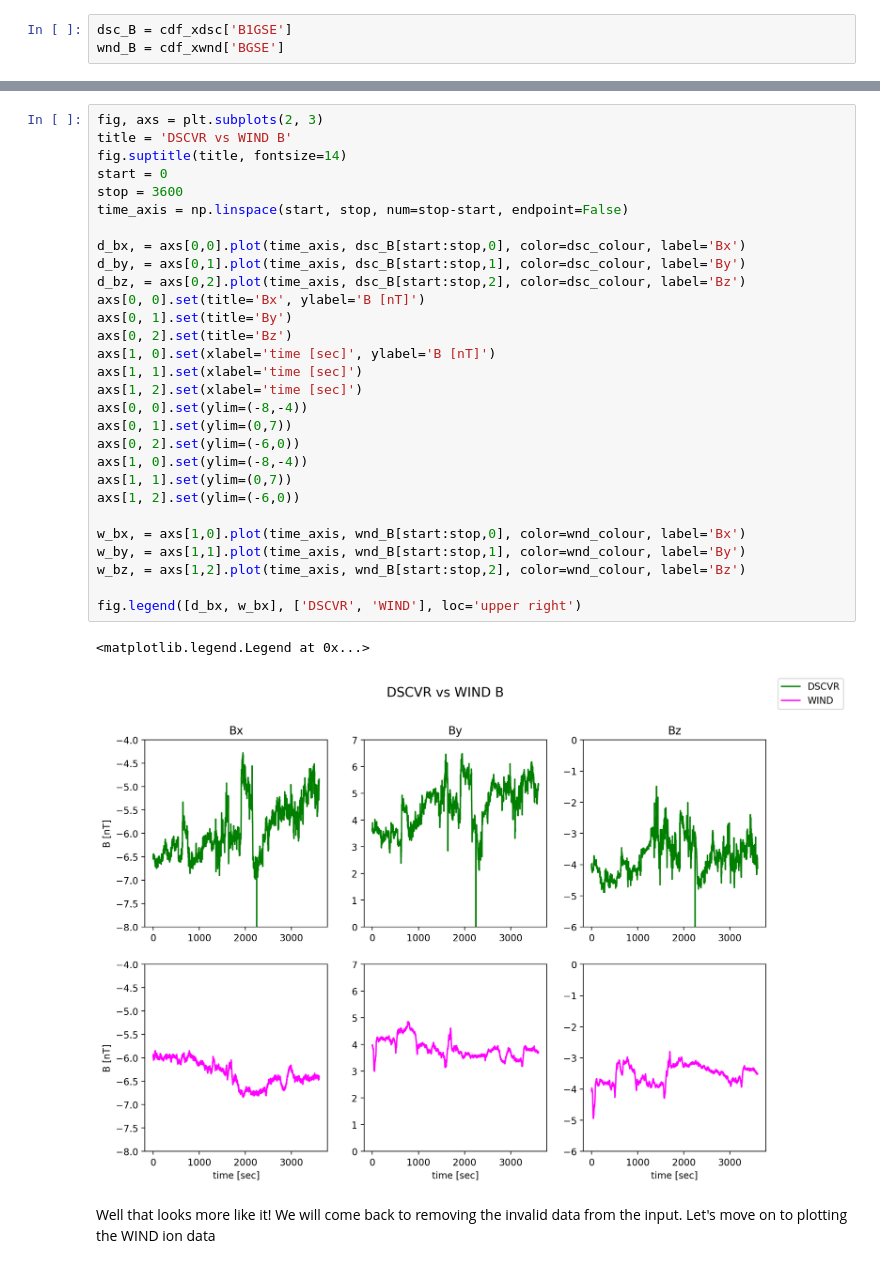
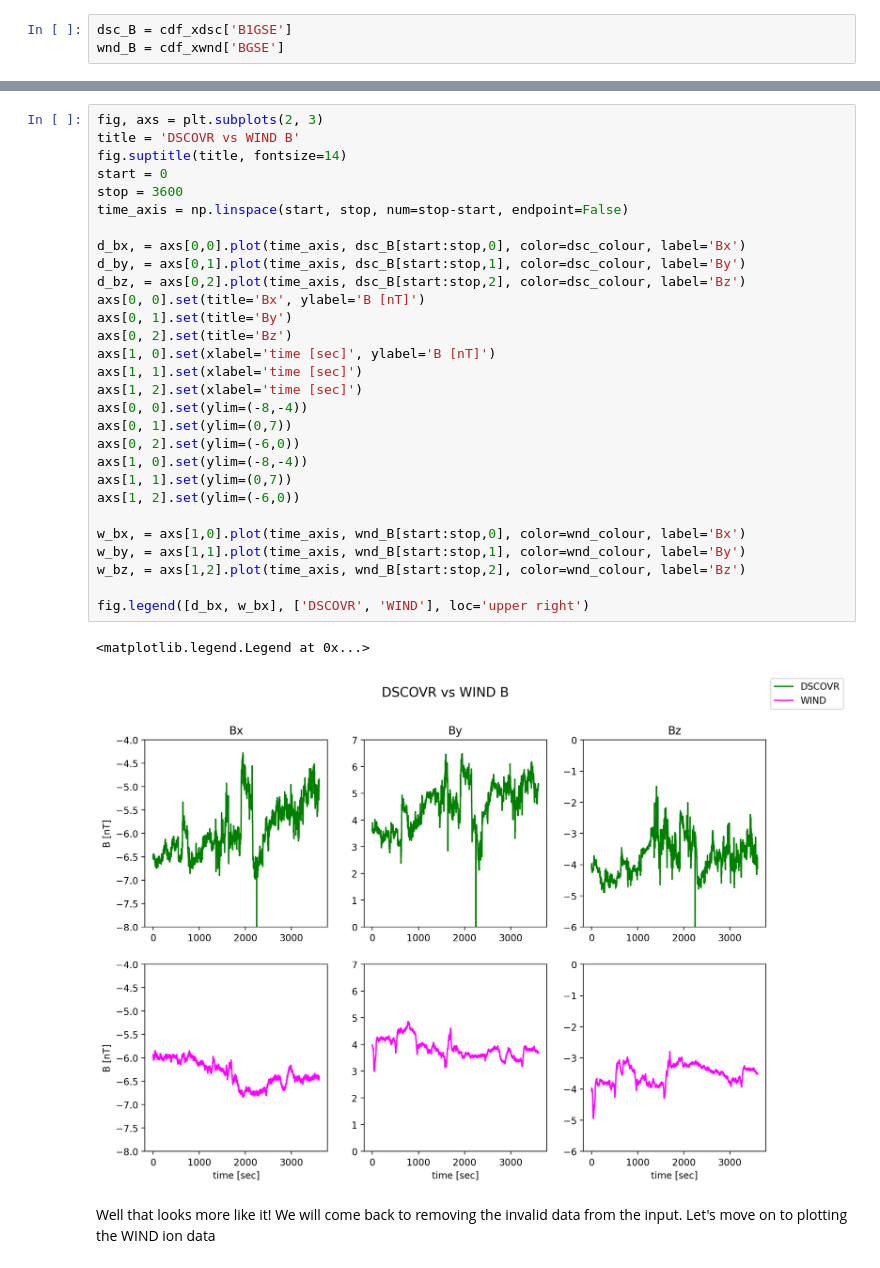
Before and after one commit to ifauh/kamakaniokala, a Jupyter notebook: explore.ipynb, the cells around one changed output, grey strips where cells are left out. Cells and saved outputs as stored; diff of their text form.

```diff
--- a/explore.ipynb
+++ b/explore.ipynb
@@ -302,35 +303,35 @@ Also, some values are negative and others are positive. We need to orient the ax
 # %%
 fig, axs = plt.subplots(2, 3)
-title = 'DSCVR vs WIND B'
+title = 'DSCOVR vs WIND B'
 fig.suptitle(title, fontsize=14)
 start = 0
 stop = 3600
 time_axis = np.linspace(start, stop, num=stop-start, endpoint=False)
 
 d_bx, = axs[0,0].plot(time_axis, dsc_B[start:stop,0], color=dsc_colour, label='Bx')
 d_by, = axs[0,1].plot(time_axis, dsc_B[start:stop,1], color=dsc_colour, label='By')
 d_bz, = axs[0,2].plot(time_axis, dsc_B[start:stop,2], color=dsc_colour, label='Bz')
 axs[0, 0].set(title='Bx', ylabel='B [nT]')
 axs[0, 1].set(title='By')
 axs[0, 2].set(title='Bz')
 axs[1, 0].set(xlabel='time [sec]', ylabel='B [nT]')
 axs[1, 1].set(xlabel='time [sec]')
 axs[1, 2].set(xlabel='time [sec]')
 axs[0, 0].set(ylim=(-8,-4))
 axs[0, 1].set(ylim=(0,7))
 axs[0, 2].set(ylim=(-6,0))
 axs[1, 0].set(ylim=(-8,-4))
 axs[1, 1].set(ylim=(0,7))
 axs[1, 2].set(ylim=(-6,0))
 
 w_bx, = axs[1,0].plot(time_axis, wnd_B[start:stop,0], color=wnd_colour, label='Bx')
 w_by, = axs[1,1].plot(time_axis, wnd_B[start:stop,1], color=wnd_colour, label='By')
 w_bz, = axs[1,2].plot(time_axis, wnd_B[start:stop,2], color=wnd_colour, label='Bz')
 
-fig.legend([d_bx, w_bx], ['DSCVR', 'WIND'], loc='upper right')
+fig.legend([d_bx, w_bx], ['DSCOVR', 'WIND'], loc='upper right')
 # %% [output]
 <matplotlib.legend.Legend at 0x...>
-[figure, old version]
+[figure, new version]
 # %% [markdown]
 Well that looks more like it! We will come back to removing the invalid data from the input.
 Let's move on to plotting the WIND ion data
```
Also changed, not shown: parts of 14 cells of this notebook.
